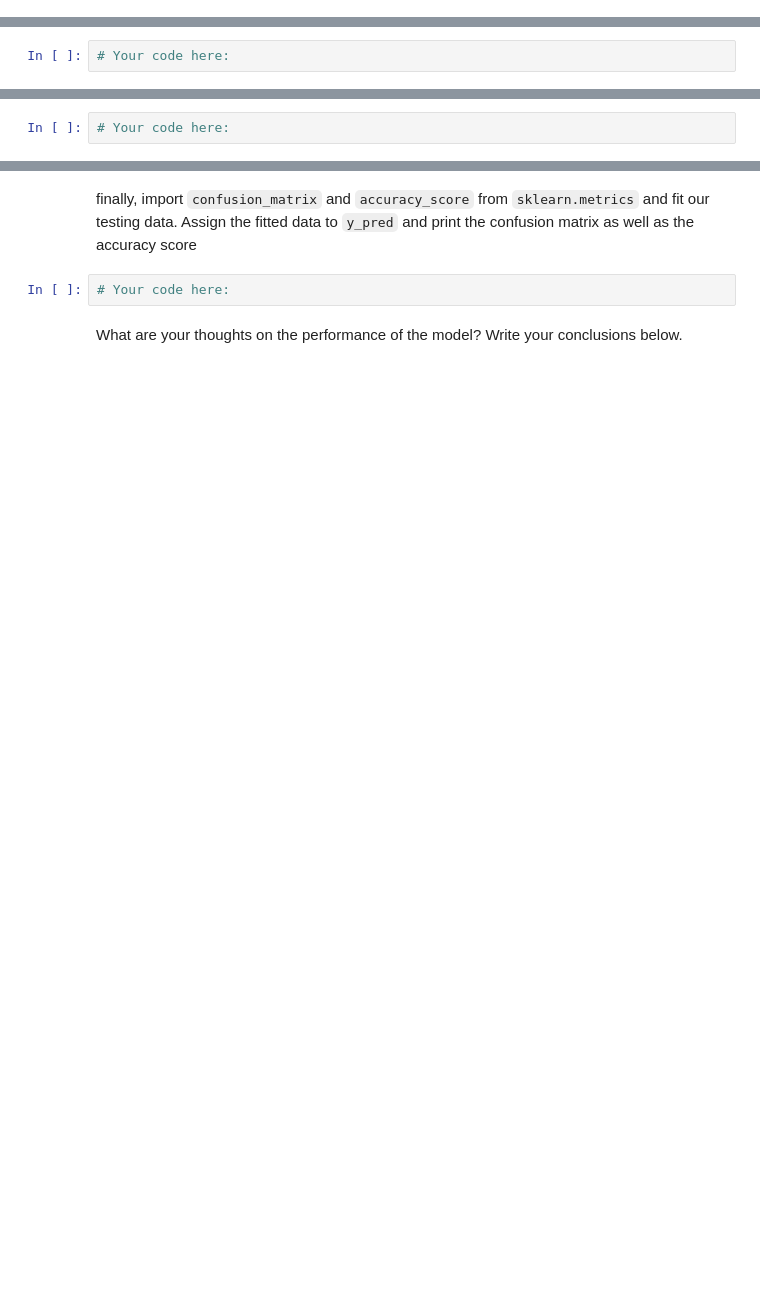
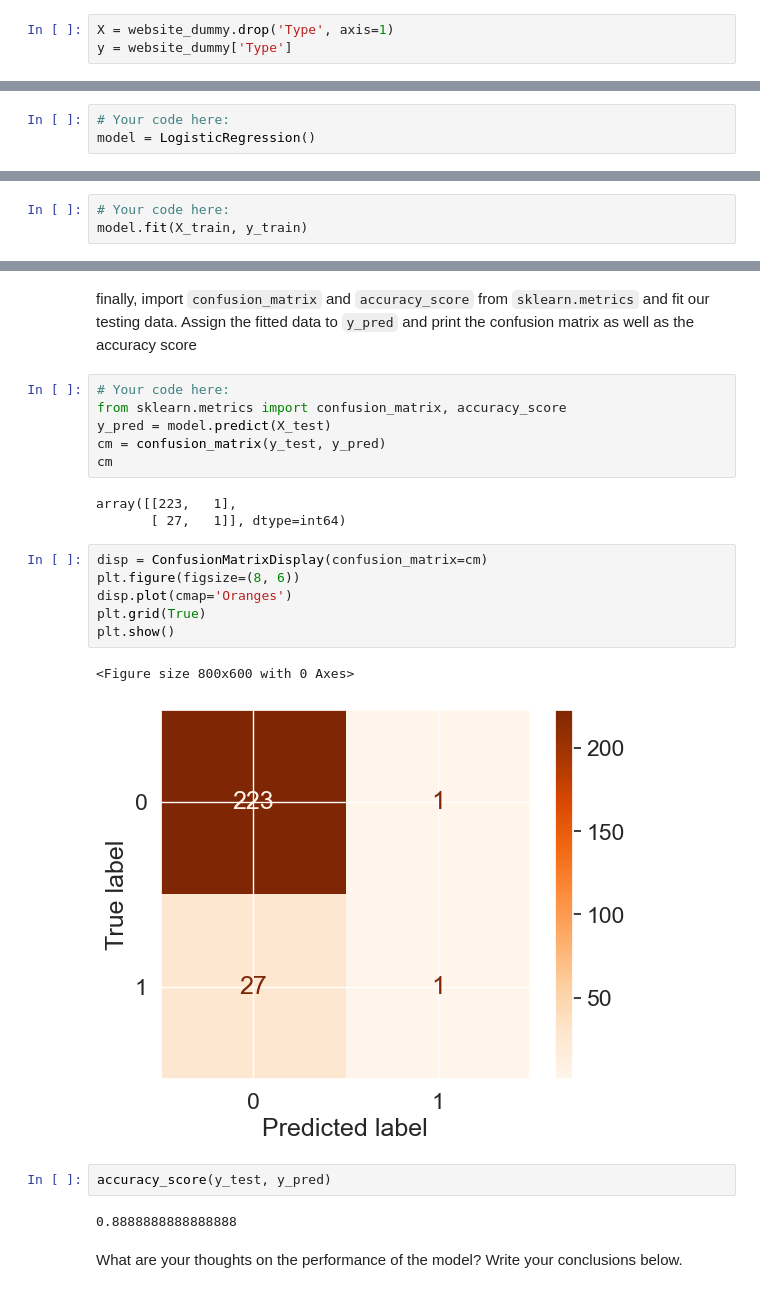
Before and after one commit to YuriBerlin/lab-supervised-learning, a Jupyter notebook: your-code/main.ipynb, the cells around one changed output, grey strips where cells are left out. Cells and saved outputs as stored; diff of their text form; blank space fills up the shorter version.

```diff
--- a/your-code/main.ipynb
+++ b/your-code/main.ipynb
@@ -725,3 +742,6 @@ We'll start off this section by splitting the data to train and test. **Name you
+# %%
+X = website_dummy.drop('Type', axis=1)
+y = website_dummy['Type']
 # %%
 from sklearn.model_selection import train_test_split
 
@@ -733,7 +753,9 @@ X_train, X_test, y_train, y_test = train_test_split(X, y, test_size=0.2, random_
 The first model we will use in this lab is logistic regression. We have previously learned about logistic regression as a classification algorithm. In the cell below, load `LogisticRegression` from scikit-learn and initialize the model.
 # %%
 # Your code here:
+model = LogisticRegression()
 # %% [markdown]
 Next, fit the model to our training data. We have already separated our data into 4 parts. Use those in your model.
 # %%
 # Your code here:
+model.fit(X_train, y_train)
@@ -740,6 +771,26 @@ Next, fit the model to our training data. We have already separated our data int
 # %% [markdown]
 finally, import `confusion_matrix` and `accuracy_score` from `sklearn.metrics` and fit our testing data. Assign the fitted data to `y_pred` and print the confusion matrix as well as the accuracy score
-# %%
-# Your code here:
+# %%
+# Your code here:
+from sklearn.metrics import confusion_matrix, accuracy_score
+y_pred = model.predict(X_test)
+cm = confusion_matrix(y_test, y_pred)
+cm
+# %% [output]
+array([[223,   1],
+       [ 27,   1]], dtype=int64)
+# %%
+disp = ConfusionMatrixDisplay(confusion_matrix=cm)
+plt.figure(figsize=(8, 6))
+disp.plot(cmap='Oranges')
+plt.grid(True)
+plt.show()
+# %% [output]
+<Figure size 800x600 with 0 Axes>
+[figure, added]
+# %%
+accuracy_score(y_test, y_pred)
+# %% [output]
+0.8888888888888888
 # %% [markdown]
 What are your thoughts on the performance of the model? Write your conclusions below.
```
Also changed, not shown: parts of 4 cells of this notebook.
